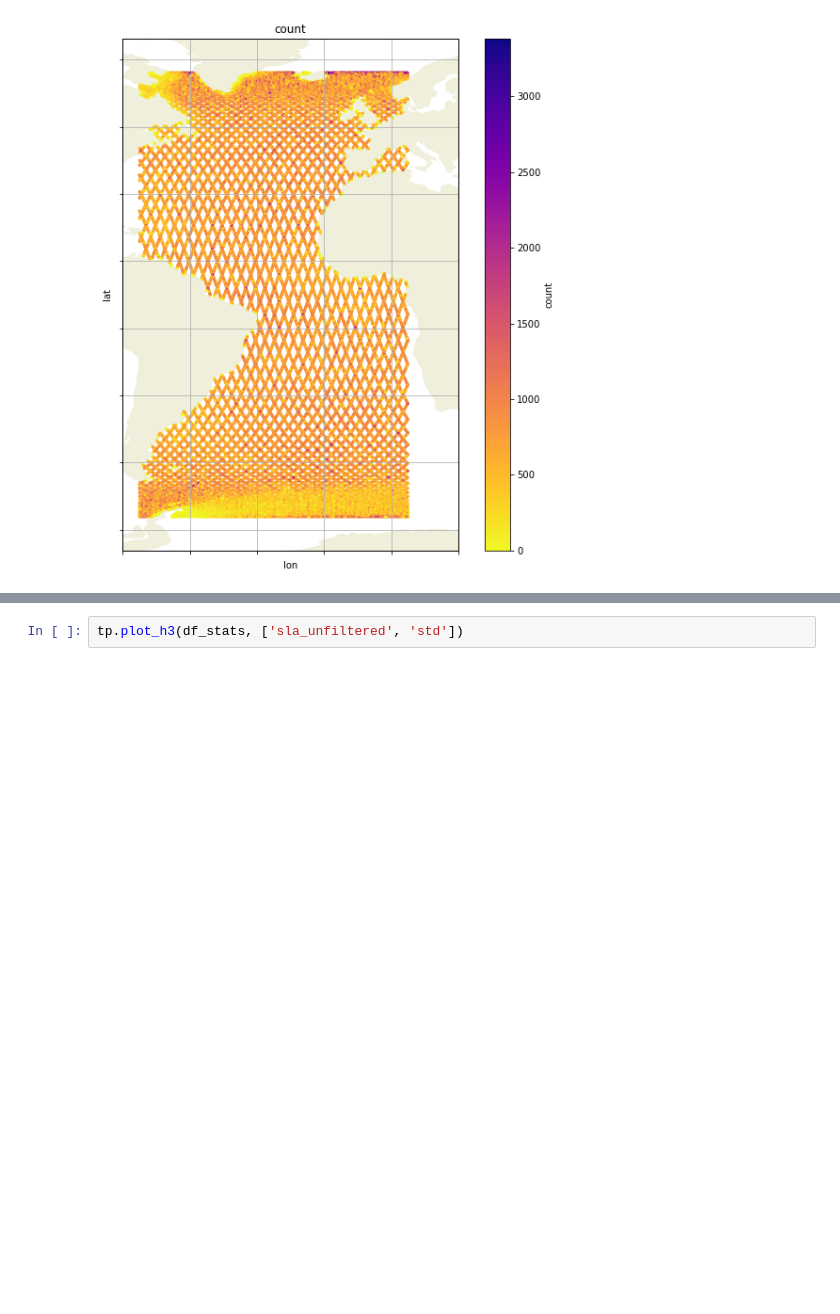
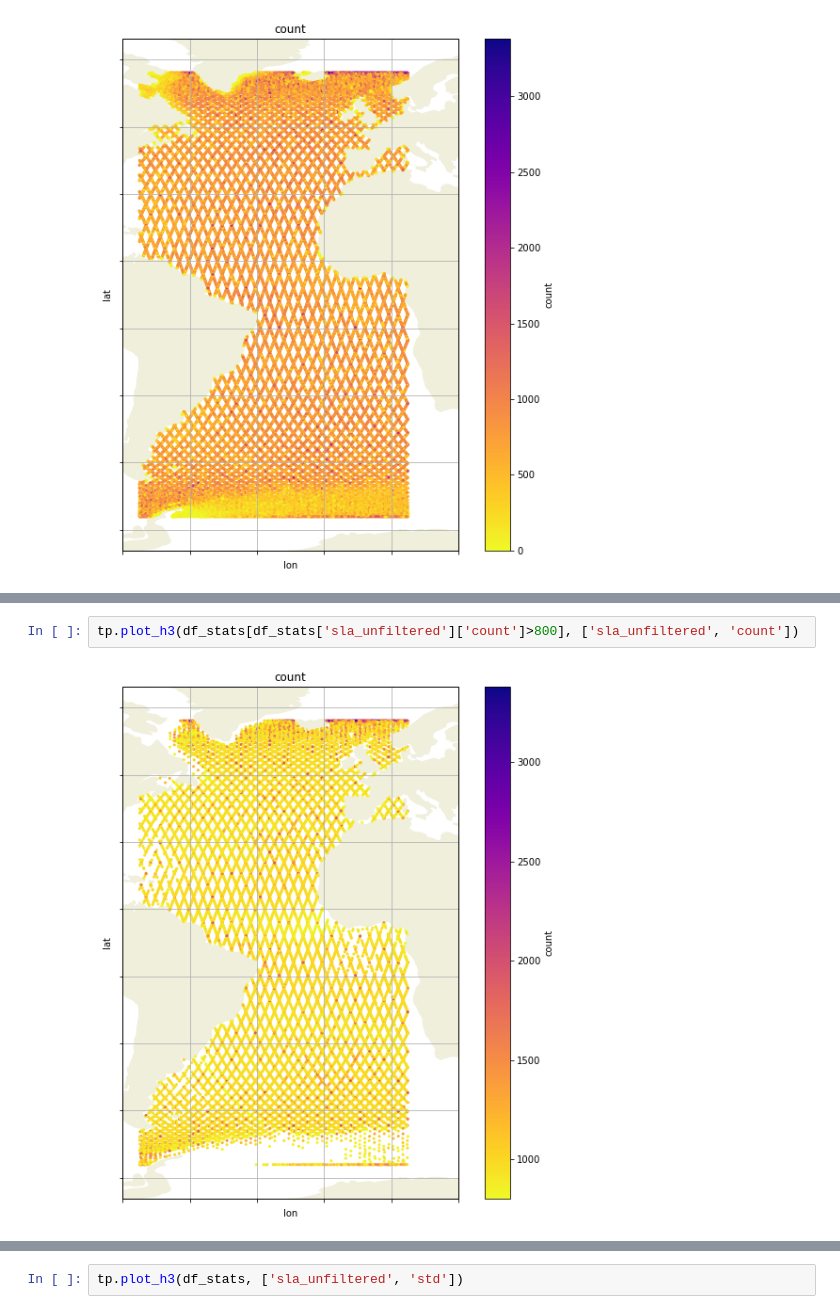
Before and after one commit to apatlpo/itide_ops, a Jupyter notebook: tipe_2019/altimetry.ipynb, the cells around one changed output, grey strips where cells are left out. Cells and saved outputs as stored; diff of their text form; blank space fills up the shorter version.

```diff
--- a/tipe_2019/altimetry.ipynb
+++ b/tipe_2019/altimetry.ipynb
@@ -138,0 +189,4 @@ tp.plot_h3(df_stats, ['sla_unfiltered', 'count'])
+# %%
+tp.plot_h3(df_stats[df_stats['sla_unfiltered']['count']>800], ['sla_unfiltered', 'count'])
+# %% [output]
+[figure, added]
```
Also changed, not shown: parts of 13 cells of this notebook, 1 other file.
